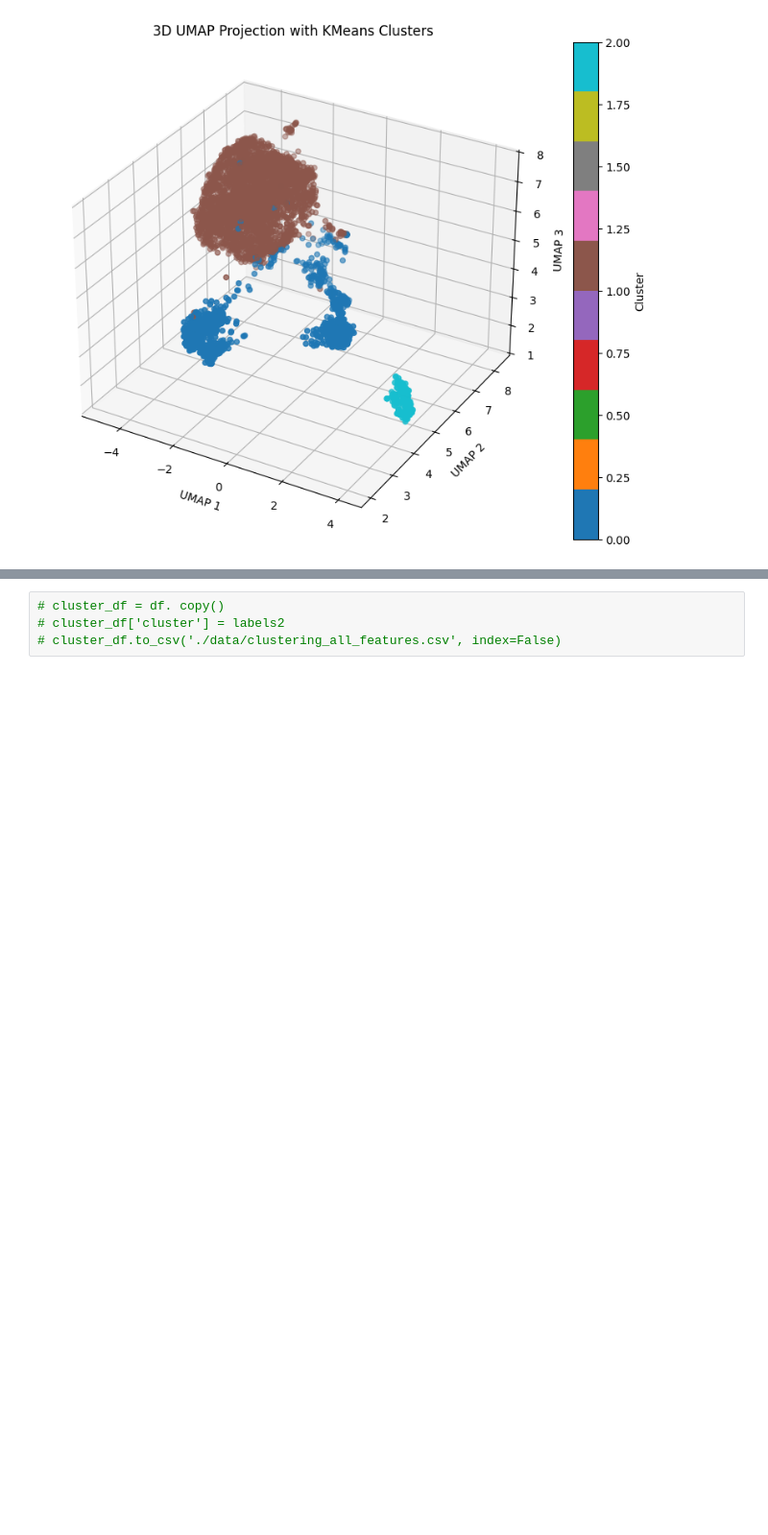
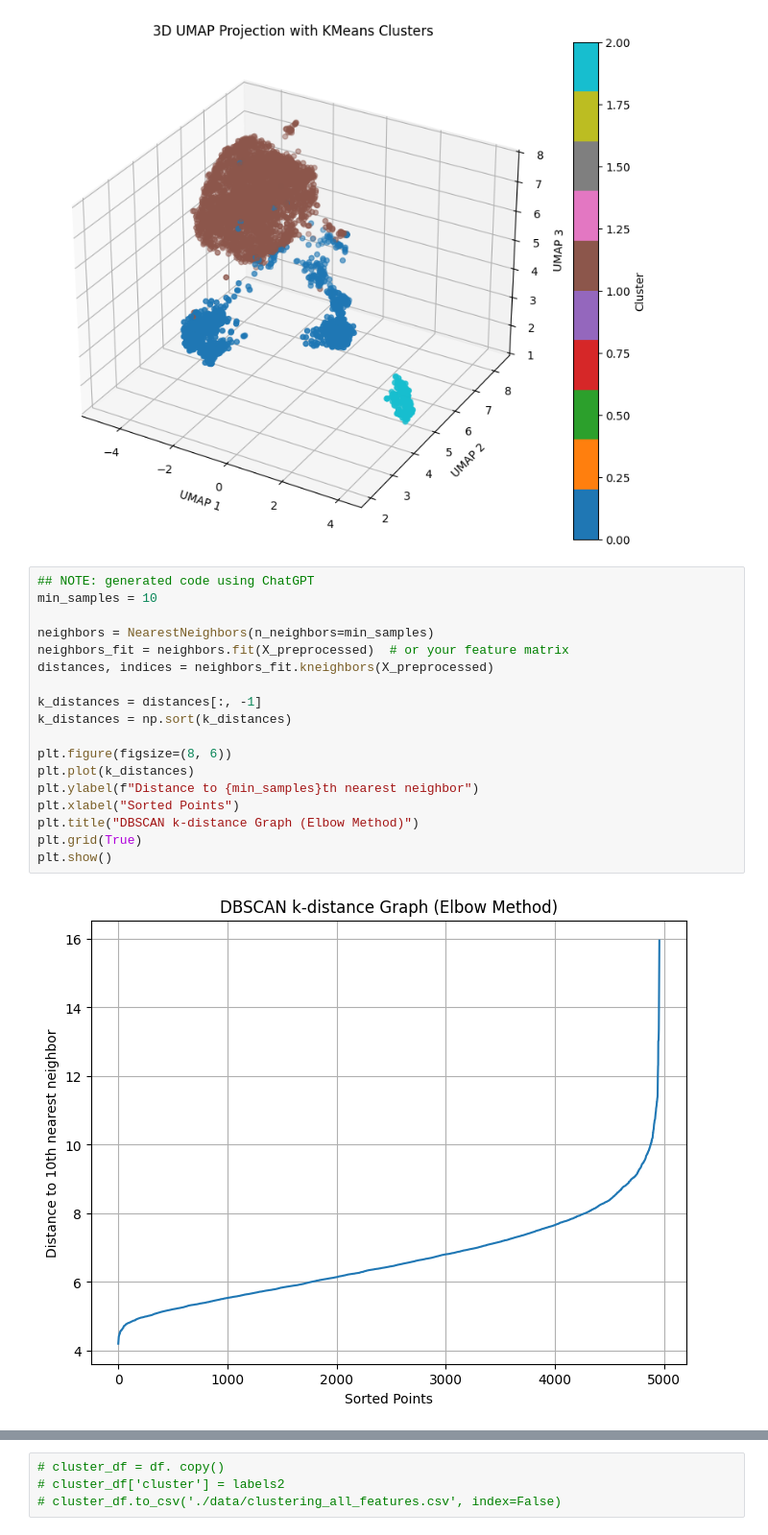
Before and after one commit to samroska/milestone-2-siads-696, a Jupyter notebook: Clustering - All Features.ipynb, the cells around one changed output, grey strips where cells are left out. Shown at 96% size. Saved outputs shown, nothing was run; the diff lists cells and outputs as text; blank space fills up the shorter version.

```diff
--- a/Clustering - All Features.ipynb
+++ b/Clustering - All Features.ipynb
@@ -245,4 +253,24 @@ fig.colorbar(scatter, label="Cluster")
 plt.show()
 # %% [output]
 [figure]
+# %%
+## NOTE: generated code using ChatGPT
+min_samples = 10
+
+neighbors = NearestNeighbors(n_neighbors=min_samples)
+neighbors_fit = neighbors.fit(X_preprocessed)  # or your feature matrix
+distances, indices = neighbors_fit.kneighbors(X_preprocessed)
+
+k_distances = distances[:, -1]
+k_distances = np.sort(k_distances)
+
+plt.figure(figsize=(8, 6))
+plt.plot(k_distances)
+plt.ylabel(f"Distance to {min_samples}th nearest neighbor")
+plt.xlabel("Sorted Points")
+plt.title("DBSCAN k-distance Graph (Elbow Method)")
+plt.grid(True)
+plt.show()
+# %% [output]
+[figure, added]
 # %%
```
Also changed, not shown: parts of 7 cells of this notebook.
